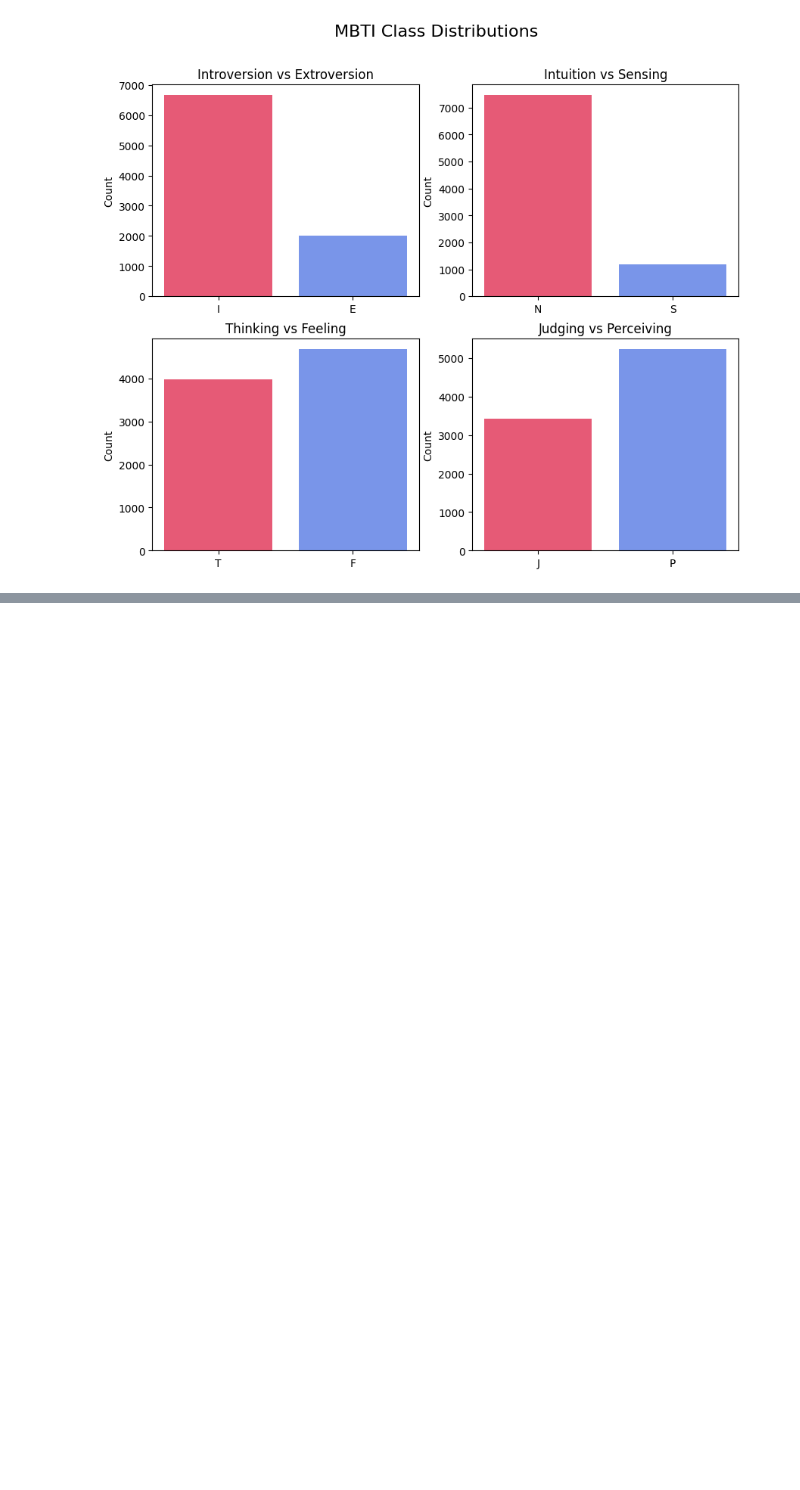
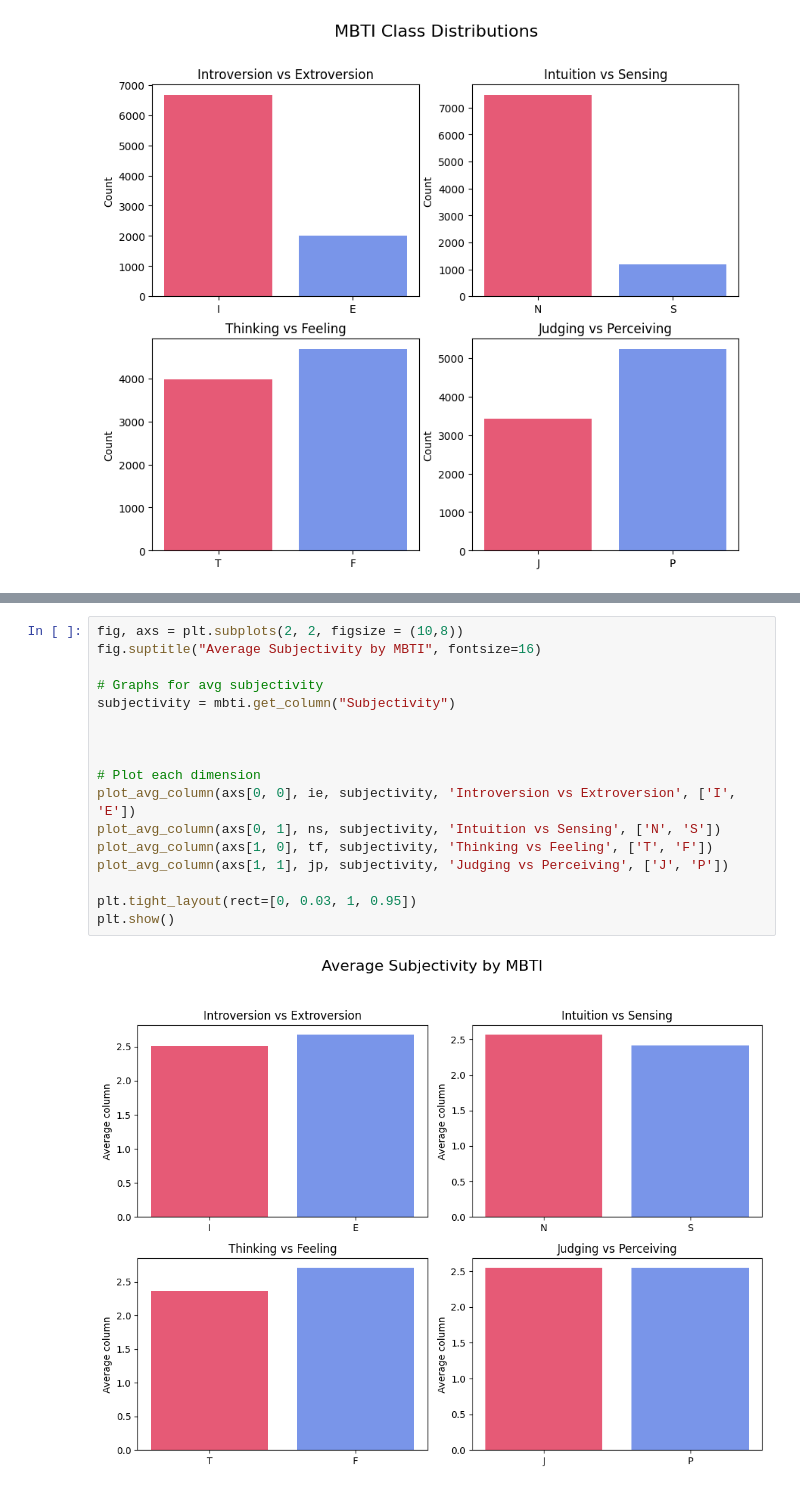
Before and after one commit to samueleallen/MBTI-Personality-Classifier, a Jupyter notebook: eda.ipynb, the cells around one changed output, grey strips where cells are left out. Saved outputs shown, nothing was run; the diff lists cells and outputs as text; blank space fills up the shorter version.

```diff
--- a/eda.ipynb
+++ b/eda.ipynb
@@ -111,0 +132,19 @@ plt.show()
+# %%
+fig, axs = plt.subplots(2, 2, figsize = (10,8))
+fig.suptitle("Average Subjectivity by MBTI", fontsize=16)
+
+# Graphs for avg subjectivity
+subjectivity = mbti.get_column("Subjectivity")
+
+
+
+# Plot each dimension
+plot_avg_column(axs[0, 0], ie, subjectivity, 'Introversion vs Extroversion', ['I', 'E'])
+plot_avg_column(axs[0, 1], ns, subjectivity, 'Intuition vs Sensing', ['N', 'S'])
+plot_avg_column(axs[1, 0], tf, subjectivity, 'Thinking vs Feeling', ['T', 'F'])
+plot_avg_column(axs[1, 1], jp, subjectivity, 'Judging vs Perceiving', ['J', 'P'])
+
+plt.tight_layout(rect=[0, 0.03, 1, 0.95])
+plt.show()
+# %% [output]
+[figure, added]
```
Also changed, not shown: parts of 8 cells of this notebook.
